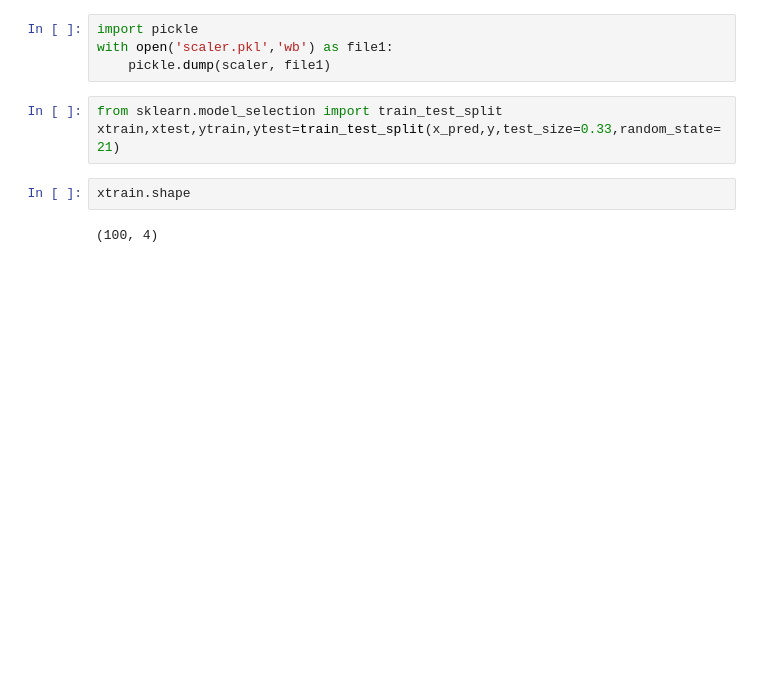
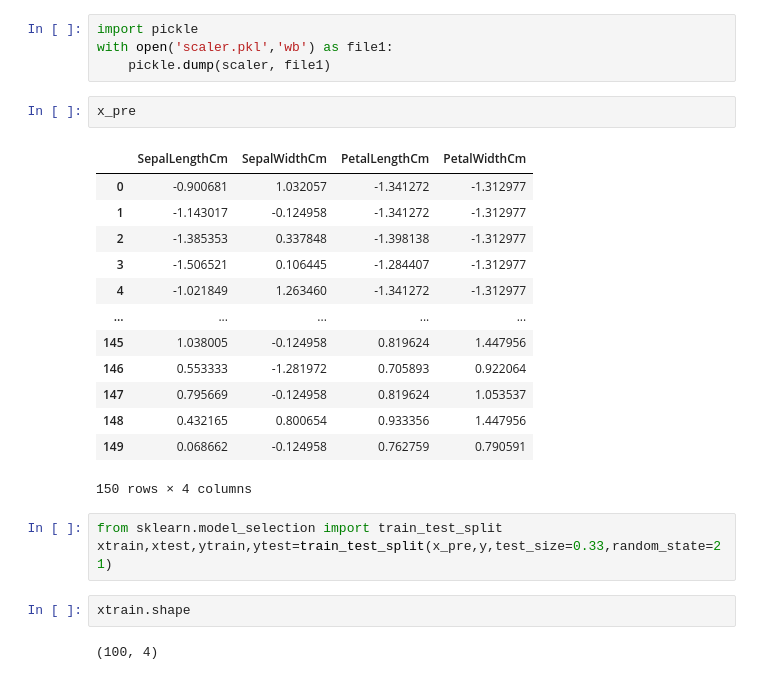
Before and after one commit to poonampawar13/project_iris, a Jupyter notebook: notebook.ipynb/project.ipynb, the cells around one changed output. Saved outputs shown, nothing was run; the diff lists cells and outputs as text; blank space fills up the shorter version.

```diff
--- a/notebook.ipynb/project.ipynb
+++ b/notebook.ipynb/project.ipynb
@@ -31,9 +62,25 @@ x_pred=scaler.fit_transform(x)
 import pickle
 with open('scaler.pkl','wb') as file1:
     pickle.dump(scaler, file1)
+# %%
+x_pre
+# %% [output]
+|  | SepalLengthCm | SepalWidthCm | PetalLengthCm | PetalWidthCm |
+| 0 | -0.900681 | 1.032057 | -1.341272 | -1.312977 |
+| 1 | -1.143017 | -0.124958 | -1.341272 | -1.312977 |
+| 2 | -1.385353 | 0.337848 | -1.398138 | -1.312977 |
+| 3 | -1.506521 | 0.106445 | -1.284407 | -1.312977 |
+| 4 | -1.021849 | 1.263460 | -1.341272 | -1.312977 |
+| ... | ... | ... | ... | ... |
+| 145 | 1.038005 | -0.124958 | 0.819624 | 1.447956 |
+| 146 | 0.553333 | -1.281972 | 0.705893 | 0.922064 |
+| 147 | 0.795669 | -0.124958 | 0.819624 | 1.053537 |
+| 148 | 0.432165 | 0.800654 | 0.933356 | 1.447956 |
+| 149 | 0.068662 | -0.124958 | 0.762759 | 0.790591 |
+150 rows × 4 columns
 # %%
 from sklearn.model_selection import train_test_split
-xtrain,xtest,ytrain,ytest=train_test_split(x_pred,y,test_size=0.33,random_state=21)
+xtrain,xtest,ytrain,ytest=train_test_split(x_pre,y,test_size=0.33,random_state=21)
 # %%
 xtrain.shape
 # %% [output]
```
Also changed, not shown: parts of 5 cells of this notebook, 1 other file.
